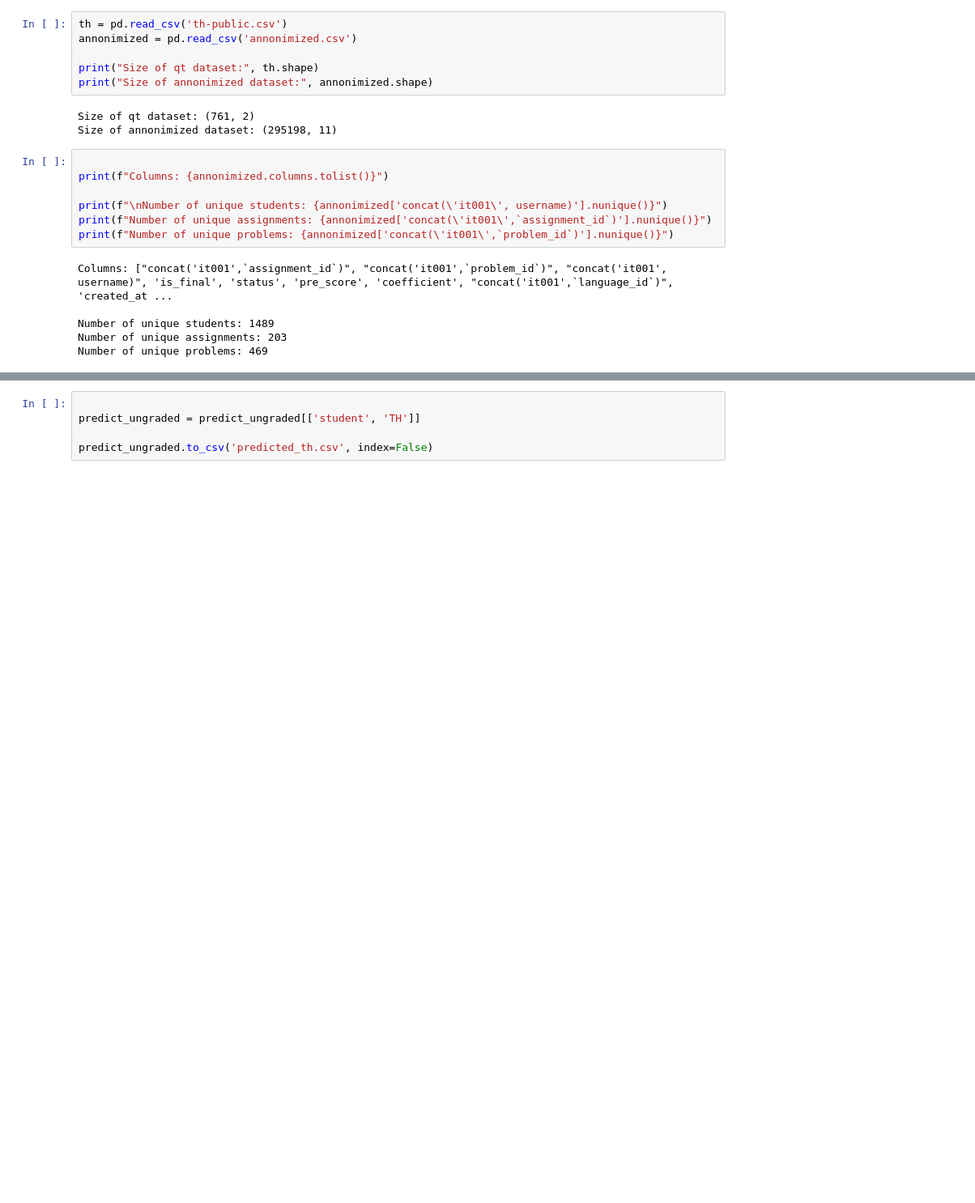
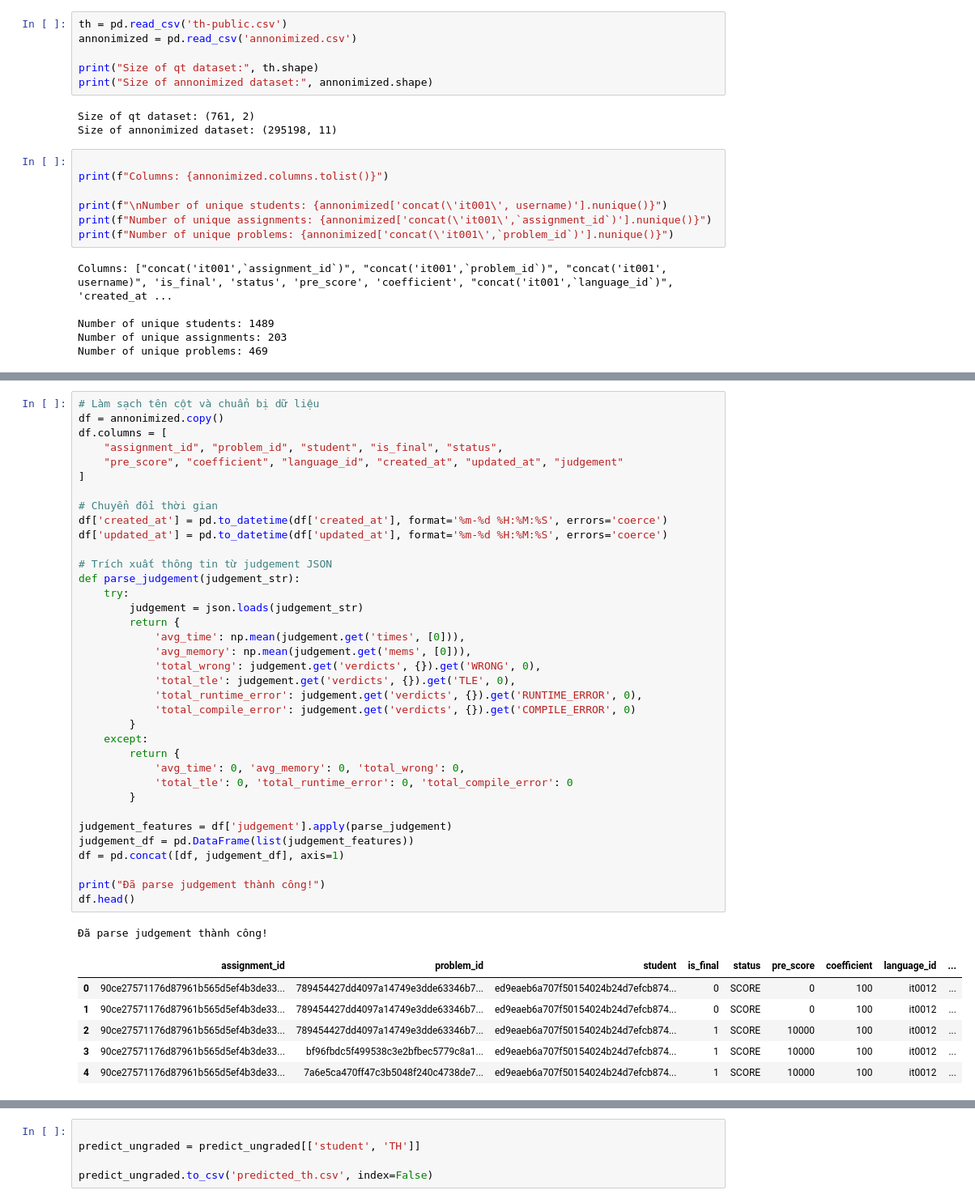
Before and after one commit to theRaven1312/CS114.P21, a Jupyter notebook: code_raven/DA-th.ipynb, the cells around one changed output, grey strips where cells are left out. Shown: that part at 81% size. Saved outputs shown, nothing was run; the diff lists cells and outputs as text; blank space fills up the shorter version.

```diff
--- a/code_raven/DA-th.ipynb
+++ b/code_raven/DA-th.ipynb
@@ -83 +79,45 @@ annonimized_extracted
+# %%
+# Làm sạch tên cột và chuẩn bị dữ liệu
+df = annonimized.copy()
+df.columns = [
+    "assignment_id", "problem_id", "student", "is_final", "status",
+    "pre_score", "coefficient", "language_id", "created_at", "updated_at", "judgement"
+]
+
+# Chuyển đổi thời gian
+df['created_at'] = pd.to_datetime(df['created_at'], format='%m-%d %H:%M:%S', errors='coerce')
+df['updated_at'] = pd.to_datetime(df['updated_at'], format='%m-%d %H:%M:%S', errors='coerce')
+
+# Trích xuất thông tin từ judgement JSON
+def parse_judgement(judgement_str):
+    try:
+        judgement = json.loads(judgement_str)
+        return {
+            'avg_time': np.mean(judgement.get('times', [0])),
+            'avg_memory': np.mean(judgement.get('mems', [0])),
+            'total_wrong': judgement.get('verdicts', {}).get('WRONG', 0),
+            'total_tle': judgement.get('verdicts', {}).get('TLE', 0),
+            'total_runtime_error': judgement.get('verdicts', {}).get('RUNTIME_ERROR', 0),
+            'total_compile_error': judgement.get('verdicts', {}).get('COMPILE_ERROR', 0)
+        }
+    except:
+        return {
+            'avg_time': 0, 'avg_memory': 0, 'total_wrong': 0,
+            'total_tle': 0, 'total_runtime_error': 0, 'total_compile_error': 0
+        }
+
+judgement_features = df['judgement'].apply(parse_judgement)
+judgement_df = pd.DataFrame(list(judgement_features))
+df = pd.concat([df, judgement_df], axis=1)
+
+print("Đã parse judgement thành công!")
+df.head()
+# %% [output]
+Đã parse judgement thành công!
+|  | assignment_id | problem_id | student | is_final | status | pre_score | coefficient | language_id | ... |
+| 0 | 90ce27571176d87961b565d5ef4b3de33... | 789454427dd4097a14749e3dde63346b7... | ed9eaeb6a707f50154024b24d7efcb874... | 0 | SCORE | 0 | 100 | it0012 | ... |
+| 1 | 90ce27571176d87961b565d5ef4b3de33... | 789454427dd4097a14749e3dde63346b7... | ed9eaeb6a707f50154024b24d7efcb874... | 0 | SCORE | 0 | 100 | it0012 | ... |
+| 2 | 90ce27571176d87961b565d5ef4b3de33... | 789454427dd4097a14749e3dde63346b7... | ed9eaeb6a707f50154024b24d7efcb874... | 1 | SCORE | 10000 | 100 | it0012 | ... |
+| 3 | 90ce27571176d87961b565d5ef4b3de33... | bf96fbdc5f499538c3e2bfbec5779c8a1... | ed9eaeb6a707f50154024b24d7efcb874... | 1 | SCORE | 10000 | 100 | it0012 | ... |
+| 4 | 90ce27571176d87961b565d5ef4b3de33... | 7a6e5ca470ff47c3b5048f240c4738de7... | ed9eaeb6a707f50154024b24d7efcb874... | 1 | SCORE | 10000 | 100 | it0012 | ... |
 # %%
```
Also changed, not shown: parts of 16 cells of this notebook, 16 other files.
